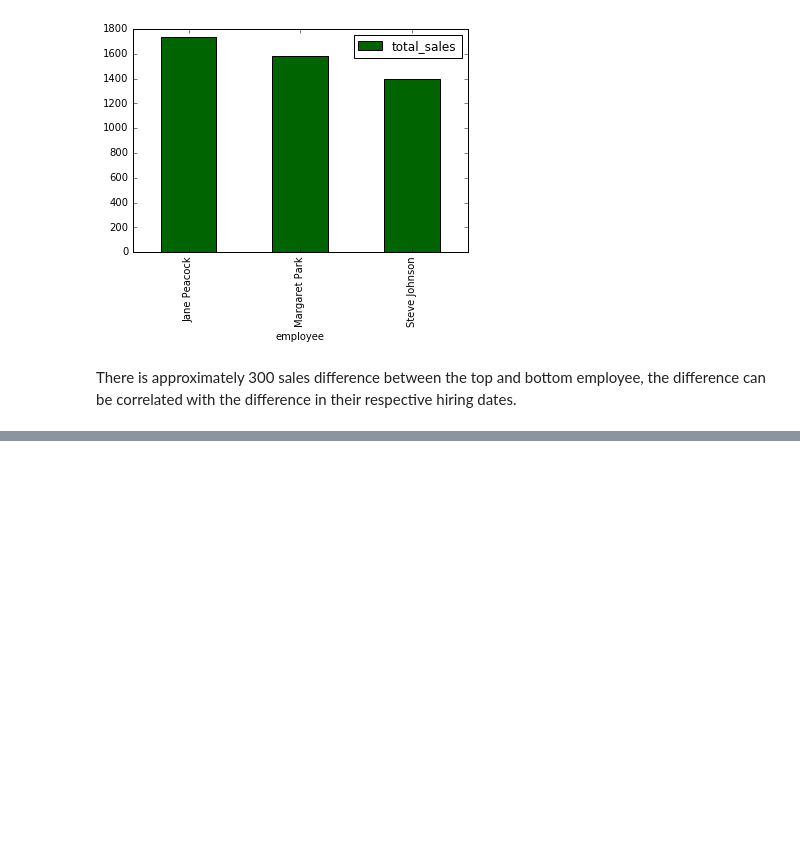
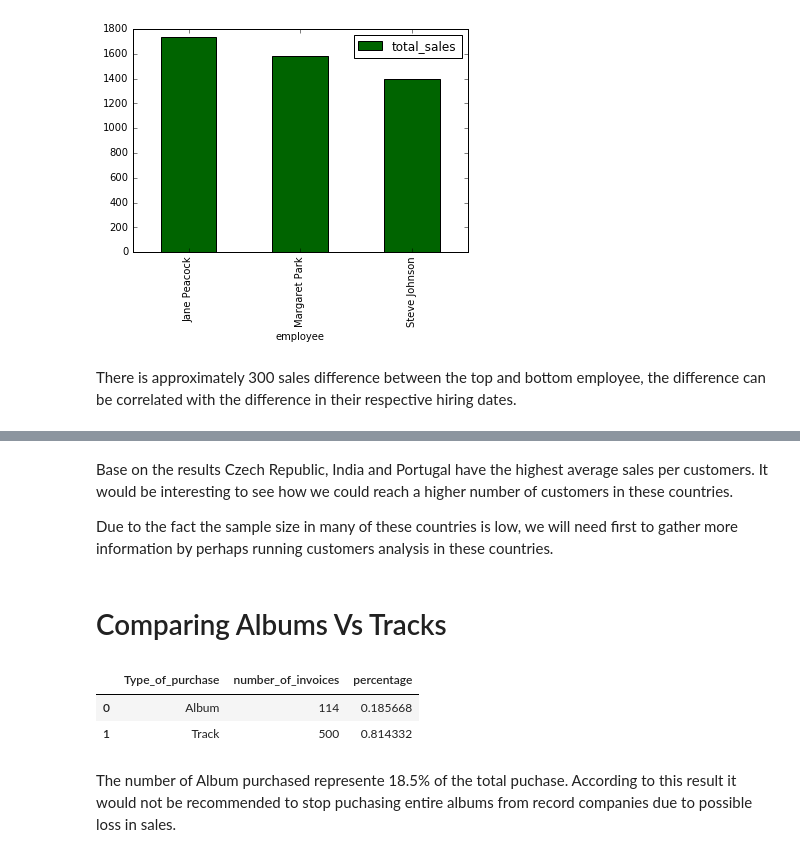
Before and after one commit to Bizetremi/Project, a Jupyter notebook: SQL+-+Chinook+Database+Answering+Business+Questions+.ipynb, the cells around one changed output, grey strips where cells are left out. Cells and saved outputs as stored; diff of their text form; code cells hidden in the pictures; blank space fills up the shorter version.

```diff
--- a/SQL+-+Chinook+database+Answering+Business+Questions.ipynb
+++ b/SQL+-+Chinook+Database+Answering+Business+Questions+.ipynb
@@ -139,0 +196,69 @@ There is approximately 300 sales difference between the top and bottom employee,
+# %% [markdown]
+Base on the results Czech Republic, India and Portugal have the highest average sales per customers. It would be interesting to see how we could reach a higher number of customers in these countries.
+
+Due to the fact the sample size in many of these countries is low, we will need first to gather more information by perhaps running customers analysis in these countries.
+# %% [markdown]
+# Comparing Albums Vs Tracks
+# %%
+albums_vs_tracks = '''
+WITH invoice_1track AS
+    (
+     SELECT
+         il.invoice_id invoice_id,
+         MIN(il.track_id) first_track_id
+     FROM invoice_line il
+     GROUP BY 1
+    )
+
+SELECT
+    Type_of_purchase,
+    COUNT(invoice_id) number_of_invoices,
+    CAST(count(invoice_id) AS FLOAT) / (
+                                         SELECT COUNT(*) FROM invoice
+                                      ) percentage
+FROM
+    (
+    SELECT
+        i1t.*,
+        CASE
+            WHEN
+                 (
+                  SELECT t.track_id FROM track t
+                  WHERE t.album_id = (
+                                      SELECT t2.album_id FROM track t2
+                                      WHERE t2.track_id = i1t.first_track_id
+                                     )
+
+                  EXCEPT
+
+                  SELECT il2.track_id FROM invoice_line il2
+                  WHERE il2.invoice_id = i1t.invoice_id
+                 ) IS NULL
+             AND
+                 (
+                  SELECT il2.track_id FROM invoice_line il2
+                  WHERE il2.invoice_id = i1t.invoice_id
+
+                  EXCEPT
+
+                  SELECT t.track_id FROM track t
+                  WHERE t.album_id = (
+                                      SELECT t2.album_id FROM track t2
+                                      WHERE t2.track_id = i1t.first_track_id
+                                     )
+                 ) IS NULL
+             THEN "Album"
+             ELSE "Track"
+         END AS "Type_of_purchase"
+     FROM invoice_1track i1t
+    )
+GROUP BY Type_of_purchase;
+'''
+
+run_query(albums_vs_tracks)
+# %% [output]
+|  | Type_of_purchase | number_of_invoices | percentage |
+| 0 | Album | 114 | 0.185668 |
+| 1 | Track | 500 | 0.814332 |
+# %% [markdown]
+The number of Album purchased represente 18.5% of the total puchase. According to this result it would not be recommended to stop puchasing entire albums from record companies due to possible loss in sales.
```
Also changed, not shown: parts of 4 cells of this notebook.
